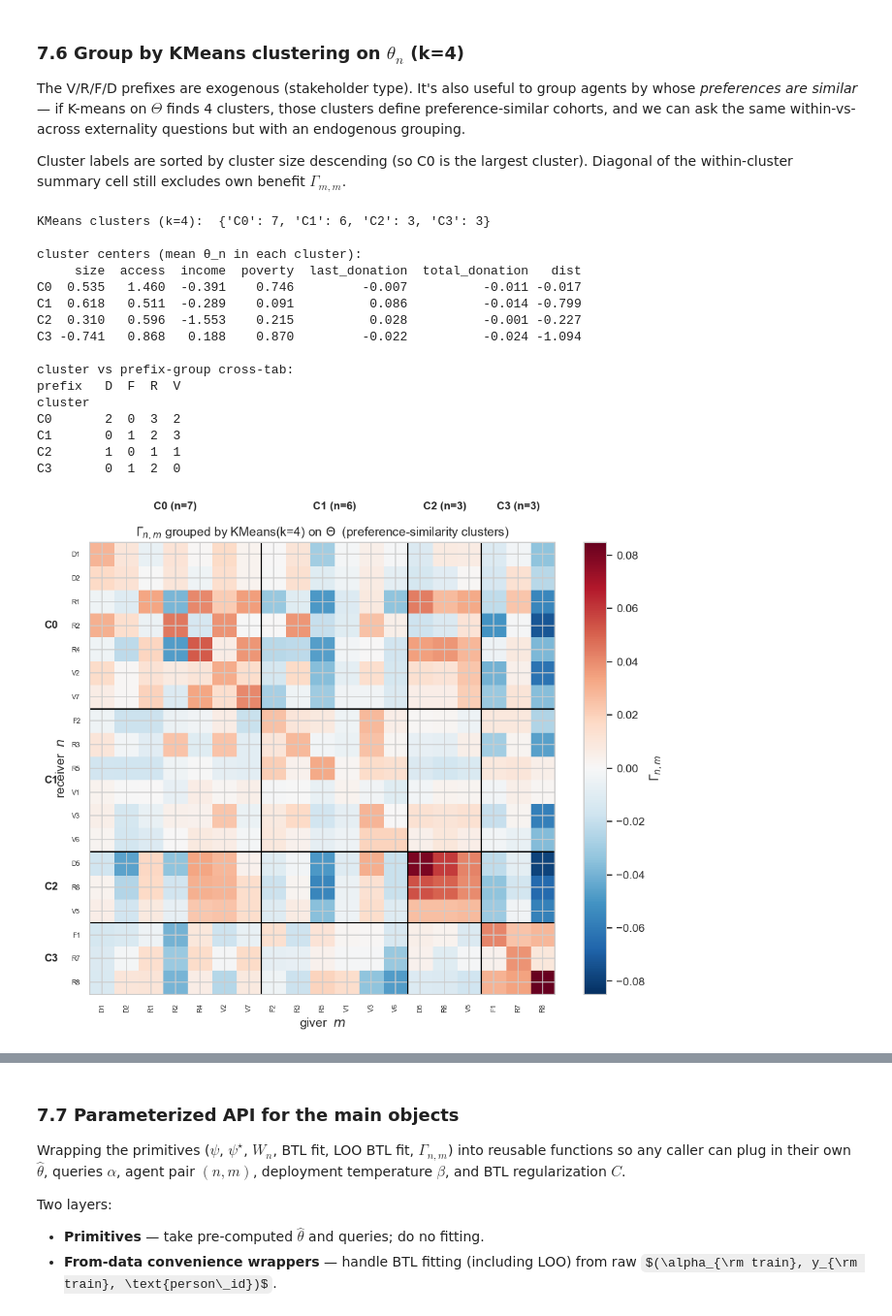
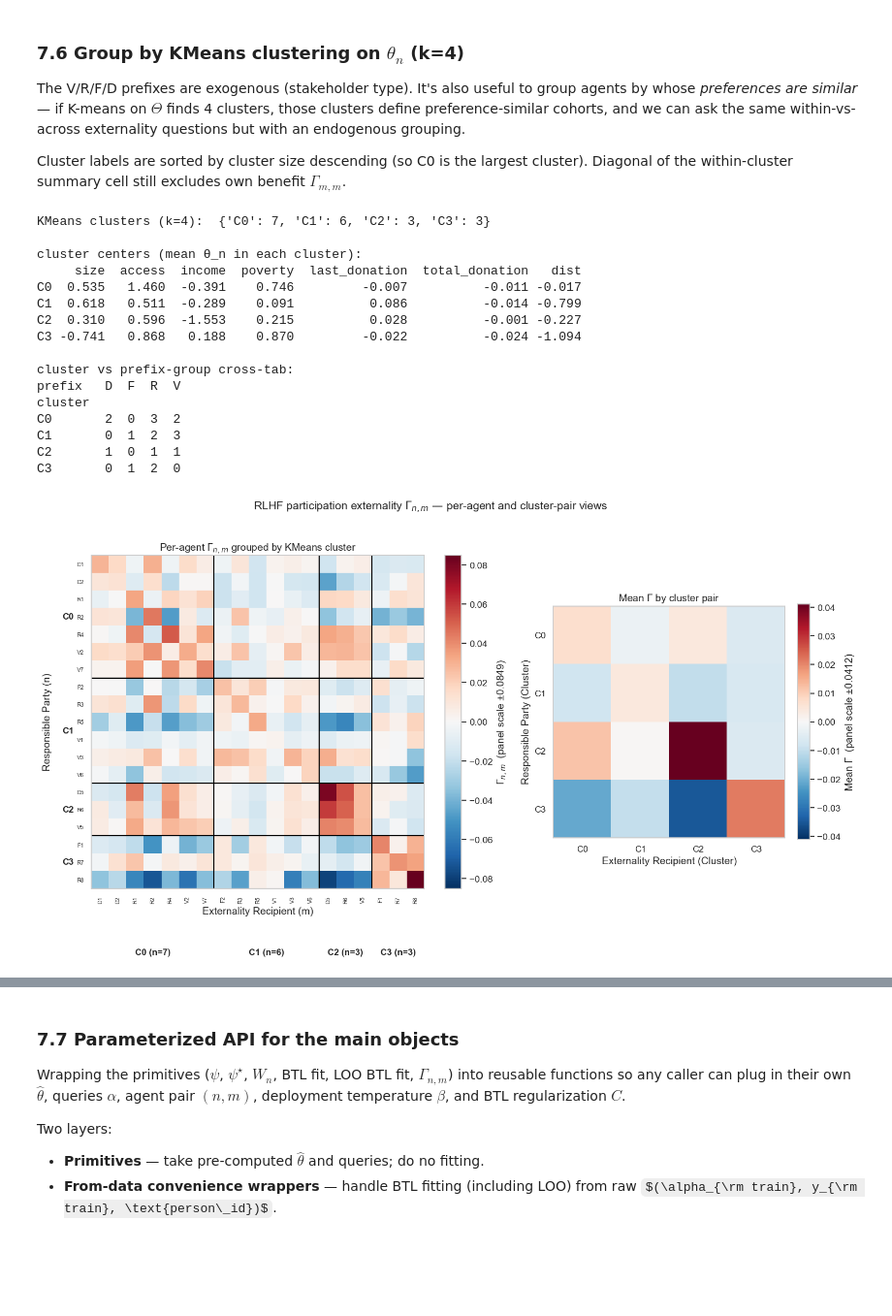
Before and after one commit to michelleeesi/hiddenstructure, a Jupyter notebook: empirics_412/412_alignment_externalities.ipynb, the cells around one changed output, grey strips where cells are left out. Shown at 97% size. Cells and saved outputs as stored; diff of their text form; code cells hidden in the pictures; some formulas as TeX source; blank space fills up the shorter version.

```diff
--- a/empirics_412/412_alignment_externalities.ipynb
+++ b/empirics_412/412_alignment_externalities.ipynb
@@ -889,38 +892,14 @@ print("\ncluster vs prefix-group cross-tab:")
 print(pd.crosstab(pd.Series(clusters, name="cluster"),
                   pd.Series(groups,   name="prefix")).to_string())
 
-# ===== Heatmap, agents reordered by cluster =====
-order_c = np.lexsort((agent_ids, clusters))
-G_ord = Gamma[np.ix_(order_c, order_c)]
+# ===== Combined figure: per-agent heatmap + cluster-pair summary =====
+order_c    = np.lexsort((agent_ids, clusters))
+G_ord      = Gamma[np.ix_(order_c, order_c)]
 labels_ord = agent_ids[order_c]
-clust_ord = clusters[order_c]
+clust_ord  = clusters[order_c]
 boundaries_c = [i for i in range(1, len(clust_ord)) if clust_ord[i] != clust_ord[i-1]]
 
-fig, ax = plt.subplots(figsize=(9.2, 7.8))
-vmax = np.max(np.abs(Gamma))
-im = ax.imshow(G_ord, cmap="RdBu_r", vmin=-vmax, vmax=vmax, aspect="auto")
-plt.colorbar(im, ax=ax, label=r"$\Gamma_{n,m}$")
-ax.set_xticks(range(N_AGENTS)); ax.set_xticklabels(labels_ord, rotation=90, fontsize=7)
-ax.set_yticks(range(N_AGENTS)); ax.set_yticklabels(labels_ord, fontsize=7)
-ax.set_xlabel("giver  $m$"); ax.set_ylabel("receiver  $n$")
-for b in boundaries_c:
-    ax.axhline(b - 0.5, color="black", lw=1.4)
-    ax.axvline(b - 0.5, color="black", lw=1.4)
-for c in unique_clust:
-    pos = np.where(clust_ord == c)[0]
-    mid = (pos[0] + pos[-1]) / 2
-    ax.annotate(f"{c} (n={counts_c[c]})", xy=(mid, -1.8),
-                fontsize=11, fontweight="bold", ha="center", va="bottom",
-                annotation_clip=False)
-    ax.annotate(c, xy=(-1.8, mid),
-                fontsize=11, fontweight="bold", ha="right", va="center",
-                annotation_clip=False)
-ax.set_title(r"$\Gamma_{n,m}$ grouped by KMeans(k=4) on $\Theta$"
-             "  (preference-similarity clusters)")
-plt.tight_layout()
-plt.show()
-
-# ===== Per-cluster summary =====
+# Per-cluster summary
 n_c = len(unique_clust)
 G_summary_c = np.zeros((n_c, n_c))
 for i, cn in enumerate(unique_clust):
@@ -932,23 +911,56 @@ for i, cn in enumerate(unique_clust):
         else:
             G_summary_c[i, j] = block.mean()
 
-fig, ax = plt.subplots(figsize=(6.2, 5.4))
-vmax_s = np.max(np.abs(G_summary_c))
-im2 = ax.imshow(G_summary_c, cmap="RdBu_r", vmin=-vmax_s, vmax=vmax_s)
-plt.colorbar(im2, ax=ax, label=r"mean $\Gamma$")
-ax.set_xticks(range(n_c)); ax.set_xticklabels(unique_clust, fontsize=11)
-ax.set_yticks(range(n_c)); ax.set_yticklabels(unique_clust, fontsize=11)
-ax.set_xlabel("giver cluster"); ax.set_ylabel("receiver cluster")
-ax.set_title("mean externality by cluster pair (k-means k=4)\n(diagonal: within-cluster, excluding own benefit)")
-for i in range(n_c):
-    for j in range(n_c):
-        ax.text(j, i, f"{G_summary_c[i,j]:+.5f}",
-                ha="center", va="center", fontsize=10,
-                color="white" if abs(G_summary_c[i,j]) > 0.5*vmax_s else "black")
-plt.tight_layout()
+fig, (ax_full, ax_summary) = plt.subplots(
+    1, 2, figsize=(15, 8), gridspec_kw={"width_ratios": [1.6, 1]}
+)
+
+# Left panel — per-agent Γ heatmap, agents reordered by cluster
+vmax = float(np.max(np.abs(Gamma)))
+im0 = ax_full.imshow(G_ord, cmap="RdBu_r", vmin=-vmax, vmax=vmax, aspect="equal")
+ax_full.grid(False)
+plt.colorbar(im0, ax=ax_full, fraction=0.046,
+             label=f"$\\Gamma_{{n,m}}$  (panel scale ±{vmax:.4f})")
+ax_full.set_xticks(range(N_AGENTS)); ax_full.set_xticklabels(labels_ord, rotation=90, fontsize=7)
+ax_full.set_yticks(range(N_AGENTS)); ax_full.set_yticklabels(labels_ord, fontsize=7)
+for b in boundaries_c:
+    ax_full.axhline(b - 0.5, color="black", lw=1.4)
+    ax_full.axvline(b - 0.5, color="black", lw=1.4)
+xtrans = ax_full.get_xaxis_transform()    # x in data, y in axes fraction
+for c in unique_clust:
+    pos = np.where(clust_ord == c)[0]
+    mid = (pos[0] + pos[-1]) / 2
+    # X-axis cluster label, BELOW the rotated agent-ID tick labels
+    ax_full.annotate(f"{c} (n={counts_c[c]})",
+                     xy=(mid, -0.18), xycoords=xtrans,
+                     fontsize=11, fontweight="bold", ha="center", va="top",
+                     annotation_clip=False)
+    # Y-axis cluster label, on the left margin
+    ax_full.annotate(c, xy=(-1.5, mid),
+                     fontsize=11, fontweight="bold", ha="right", va="center",
+                     annotation_clip=False)
+ax_full.set_xlabel("Externality Recipient (m)")
+ax_full.set_ylabel("Responsible Party (n)", labelpad=30)
+ax_full.set_title(r"Per-agent $\Gamma_{n,m}$ grouped by KMeans cluster")
+
+# Right panel — cluster-pair mean Γ
+vmax_s = float(np.max(np.abs(G_summary_c)))
+im1 = ax_summary.imshow(G_summary_c, cmap="RdBu_r", vmin=-vmax_s, vmax=vmax_s)
+ax_summary.grid(False)
+plt.colorbar(im1, ax=ax_summary, fraction=0.046,
+             label=f"Mean $\\Gamma$  (panel scale ±{vmax_s:.4f})")
+ax_summary.set_xticks(range(n_c)); ax_summary.set_xticklabels(unique_clust, fontsize=11)
+ax_summary.set_yticks(range(n_c)); ax_summary.set_yticklabels(unique_clust, fontsize=11)
+ax_summary.set_xlabel("Externality Recipient (Cluster)")
+ax_summary.set_ylabel("Responsible Party (Cluster)")
+ax_summary.set_title("Mean $\\Gamma$ by cluster pair")
+
+fig.suptitle(r"RLHF participation externality $\Gamma_{n,m}$ — per-agent and cluster-pair views",
+             fontsize=14, y=0.99)
+plt.tight_layout(rect=[0, 0, 1, 0.96])
 plt.show()
 
-print("\nper-cluster mean Γ (rows=receiver, cols=giver):")
+print("\nPer-cluster mean Γ (rows = Responsible Party, cols = Externality Recipient):")
 print(pd.DataFrame(G_summary_c, index=unique_clust, columns=unique_clust).round(5).to_string())
 
 within_c = np.diag(G_summary_c)
@@ -960,31 +972,31 @@ print(f"diff (within − across): {within_c.mean() - G_summary_c[off_mask_c].mea
 # Per-cluster totals
 print(f"\nper-cluster totals:")
 print(f"  {'cluster':>8s}  {'avg Γ from':>11s}  {'avg Γ to':>10s}")
 for j, cm in enumerate(unique_clust):
     print(f"  {cm:>8s}  {G_summary_c[:,j].mean():>+11.5f}  {G_summary_c[j,:].mean():>+10.5f}")
 
 # Diagonal (own benefit) by cluster — useful comparison
 own = np.diag(Gamma)
 print(f"\nown-benefit Γ_{{m,m}} by cluster:")
 for c in unique_clust:
     mask = clusters == c
     print(f"  {c} (n={mask.sum()}): mean = {own[mask].mean():+.5f}, "
           f"min = {own[mask].min():+.5f}, max = {own[mask].max():+.5f}")
 # %% [output]
 KMeans clusters (k=4):  {'C0': 7, 'C1': 6, 'C2': 3, 'C3': 3}
 
 cluster centers (mean θ_n in each cluster):
      size  access  income  poverty  last_donation  total_donation   dist
 C0  0.535   1.460  -0.391    0.746         -0.007          -0.011 -0.017
 C1  0.618   0.511  -0.289    0.091          0.086          -0.014 -0.799
 C2  0.310   0.596  -1.553    0.215          0.028          -0.001 -0.227
 C3 -0.741   0.868   0.188    0.870         -0.022          -0.024 -1.094
 
 cluster vs prefix-group cross-tab:
 prefix   D  F  R  V
 cluster
 C0       2  0  3  2
 C1       0  1  2  3
 C2       1  0  1  1
 C3       0  1  2  0
-[figure, old version]
+[figure, new version]
```
Also changed, not shown: parts of 11 cells of this notebook, 1 other file.
